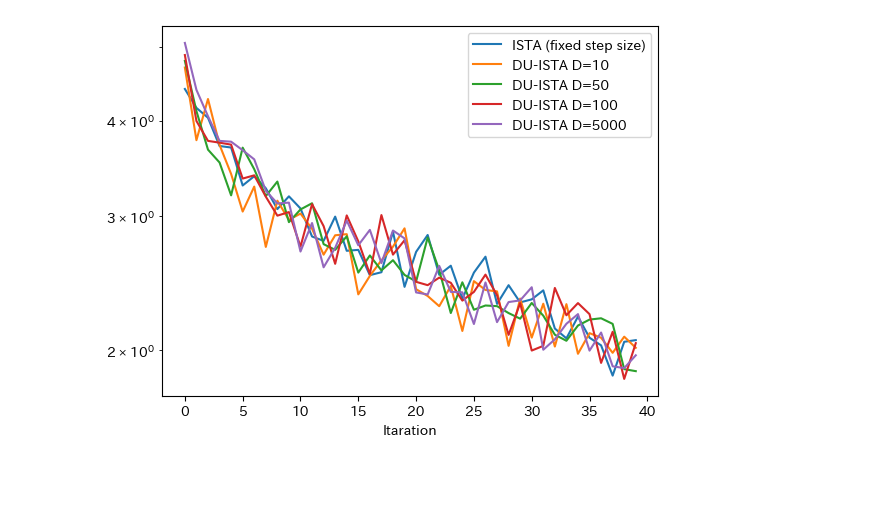
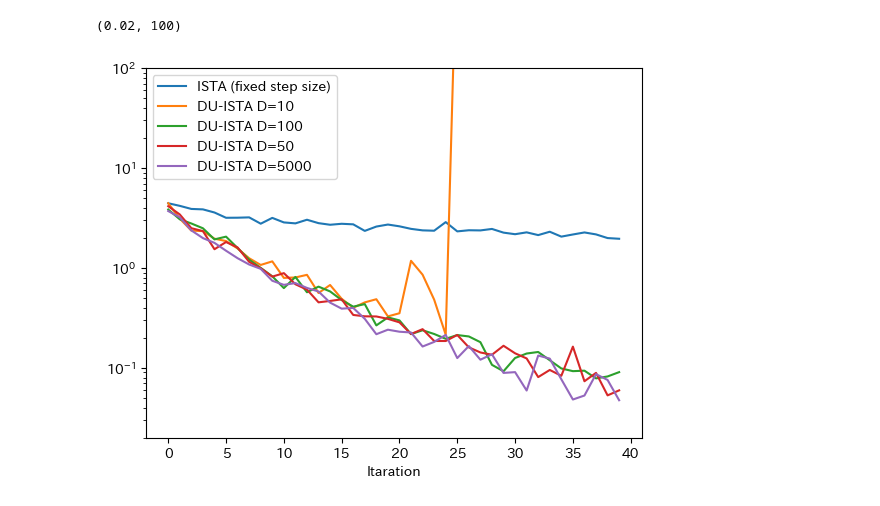
Before and after one commit to gomi-kuzu/model_base_deep, a Jupyter notebook: work/TranslateToPy/Chapter_4/finite-dataset_py.ipynb, the cells around one changed output. Drawn from its saved outputs; the diff is of its cells as text; code cells hidden in the pictures; blank space fills up the shorter version.

```diff
--- a/work/TranslateToPy/Chapter_4/finite-dataset_py.ipynb
+++ b/work/TranslateToPy/Chapter_4/finite-dataset_py.ipynb
@@ -17,13 +17,13 @@ m = 64
 sigma = 0.1
 p = 0.05
 num_itr = 40
-adam_lr = 1e-6
+adam_lr = 3e-4
 K = 200
 max_inner = 20
 
 A = np.random.randn(m, n)
 eig, _ = LA.eig(A.T @ A)
-gamma_opt = 1./max(eig)
+gamma_opt = float(1./max(eig).real)
 A = jnp.array(A)
 # %%
 def mini_batch(K):
@@ -109,4 +86,28 @@ def train(eta, mu, dataset_y, dataset_x, K, D):
 def comp_mse_DUGD(max_itr, eta, mu):
     y, x_org = mini_batch(K)
     return float(loss(x_org, max_itr, y, eta, mu))
+# %%
+opt_init1, opt_update1, get_params1 = optimizers.adam(adam_lr)
+opt_init2, opt_update2, get_params2 = optimizers.adam(adam_lr)
+
+@partial(jax.jit, static_argnums=1)
+def step(x_org, max_itr, y, step_num, opt_state1, opt_state2):
+    tmp_eta = get_params1(opt_state1)
+    tmp_mu = get_params2(opt_state2)
+    value, grads = jax.value_and_grad(loss, argnums=-2)(x_org, max_itr, y, tmp_eta, tmp_mu)
+    new_opt_state1 = opt_update1(step_num, grads, opt_state1)
+    value, grads = jax.value_and_grad(loss, argnums=-1)(x_org, max_itr, y, tmp_eta, tmp_mu)
+    new_opt_state2 = opt_update2(step_num, grads, opt_state2)
+    return value, new_opt_state1, new_opt_state2
+
+def train(eta, mu, dataset_y, dataset_x, K, D):
+    opt_state1 = opt_init1(eta)
+    opt_state2 = opt_init2(mu)
+    for itr in trange(num_itr, leave=False):
+        for i in range(max_inner):
+            y, x_org = resample(D, K, dataset_y, dataset_x)
+            value, opt_state1, opt_state2 = step(x_org, itr+1, y, i, opt_state1, opt_state2)
+        loss = comp_mse_DUGD(itr, get_params1(opt_state1), get_params2(opt_state2))
+        print("\r"+"\rloss:{}".format(loss), end=" ")
+    return get_params1(opt_state1), get_params2(opt_state2)
 # %%
@@ -177,5 +165,7 @@ df["DU-ISTA D={}".format(D)] = DUGD_mse
 # %%
 df.plot(df.columns[0], df.columns[1:6])
 plt.yscale("log")
+plt.ylim([0.02, 100])
 # %% [output]
+(0.02, 100)
-[figure, old version]
+[figure, new version]
```
Also changed, not shown: parts of 9 cells of this notebook.
